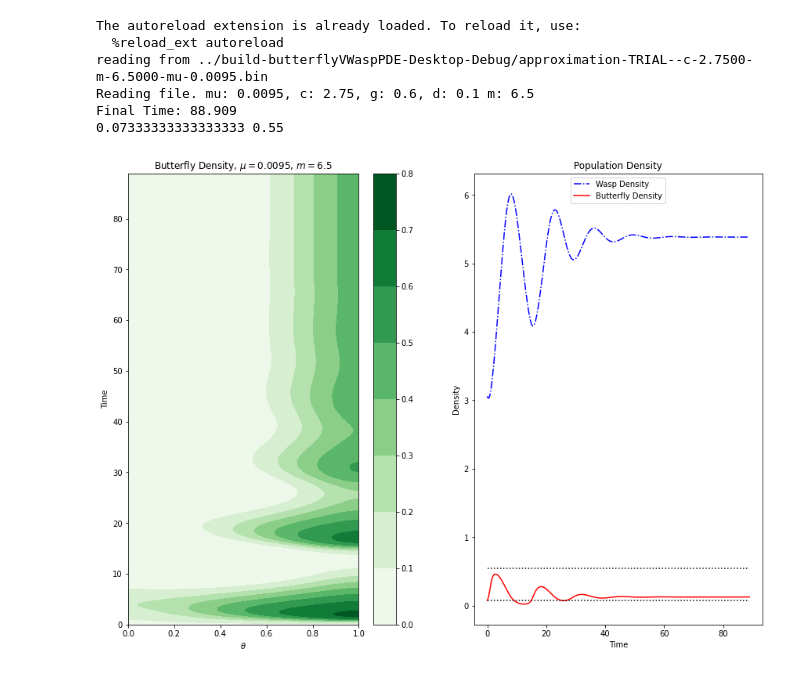
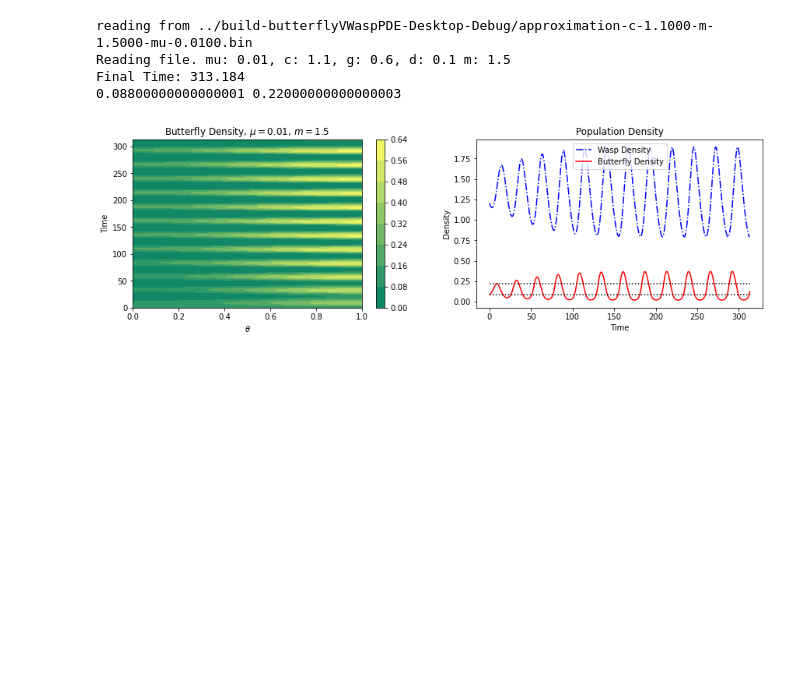
Before and after one commit to KellyBlack/BehaviouralPhenotype, a Jupyter notebook: pde/approx/butterflyVWaspPDE/Plot PDE Approximation.ipynb, the cells around one changed output. Saved outputs shown, nothing was run; the diff lists cells and outputs as text; code cells hidden in the pictures; blank space fills up the shorter version.

Commit message:
Changes to the jupyter notebook that displays the results of the pde approximation.

```diff
--- a/pde/approx/butterflyVWaspPDE/Plot PDE Approximation.ipynb
+++ b/pde/approx/butterflyVWaspPDE/Plot PDE Approximation.ipynb
@@ -155,7 +152,7 @@ for timeIndex in range(0,approx.shape[0],skip):
     time.sleep(0.0)
 # %%
 #%matplotlib inline
-%load_ext autoreload
+%reload_ext autoreload
 %autoreload 0
 
 #[x,timeSteps,approx] = readApprox("../build-butterflyVWaspPDE-Desktop-Debug/approximation.csv")
@@ -176,11 +173,24 @@ filename = '../build-butterflyVWaspPDE-Desktop-Debug/approximation-c-1.1000-m-0.
 filename = '../build-butterflyVWaspPDE-Desktop-Debug/approximation-c-1.1000-m-0.8100-mu-0.0100.bin'
 filename = '../build-butterflyVWaspPDE-Desktop-Debug/approximation-c-1.1000-m-0.9100-mu-0.0100.bin'
 filename = '../build-butterflyVWaspPDE-Desktop-Debug/approximation-c-1.1000-m-1.5000-mu-0.0100.bin'
-#filename = '../build-butterflyVWaspPDE-Desktop-Debug/approximation-c-1.1000-m-9.5000-mu-0.0100.bin'
+filename = '../build-butterflyVWaspPDE-Desktop-Debug/approximation-c-1.1000-m-9.5000-mu-0.0100.bin'
+filename = '../build-butterflyVWaspPDE-Desktop-Debug/approximation-m-12.0000-mu-0.0100.bin'
 
 #filename = '../build-butterflyVWaspPDE-Desktop-Debug/approximation-TRIAL--c-2.7500-m-13.0000-mu-0.0095.bin'
 #filename = '../build-butterflyVWaspPDE-Desktop-Debug/approximation-TRIAL--c-2.7500-m-9.7500-mu-0.0095.bin'
-filename = '../build-butterflyVWaspPDE-Desktop-Debug/approximation-TRIAL--c-2.7500-m-6.5000-mu-0.0095.bin'
+#filename = '../build-butterflyVWaspPDE-Desktop-Debug/approximation-TRIAL--c-2.7500-m-6.5000-mu-0.0095.bin'
+
+filename = '../build-butterflyVWaspPDE-Desktop-Debug/approximation-m-12.0000-mu-0.0100.bin'
+pdfName  = '/tmp/approximation-mu-01-m-12.pdf'
+
+filename = '../build-butterflyVWaspPDE-Desktop-Debug/approximation-c-1.1000-m-0.0100-mu-0.0100.bin'
+pdfName  = '/tmp/approximation-c-11-mu-01-m-01.pdf'
+
+filename = '../build-butterflyVWaspPDE-Desktop-Debug/approximation-c-1.1000-m-0.5100-mu-0.0100.bin'
+pdfName  = '/tmp/approximation-c-11-mu-01-m-51.pdf'
+
+filename = '../build-butterflyVWaspPDE-Desktop-Debug/approximation-c-1.1000-m-1.5000-mu-0.0100.bin'
+pdfName  = '/tmp/approximation-c-11-mu-01-m-150.pdf'
 
 [x,timeSteps,totalPop,approx,wasps,mu,c,g,d,m] = readBinary(filename)
 x = (x+1.0)*0.5
@@ -190,47 +200,46 @@ lowButterfly = d*c/((m+1.0)*(g-d))
 print(lowButterfly,highButterfly)
 
 fig = plt.figure()
-fig.subplots_adjust(bottom=-0.0,top=2.0,right=2) #bottom=-3.0,top=1.0)
+#fig.subplots_adjust(bottom=-0.0,top=2.0,right=2) #bottom=-3.0,top=1.0)
+fig.subplots_adjust(bottom=-0.0,top=0.75,right=2) #bottom=-3.0,top=1.0)
 
 axes = fig.add_subplot(1,2,1)
 
 [XGrid,TGrid] = numpy.meshgrid(x,timeSteps)
-cp = axes.contourf(XGrid,TGrid,approx,cmap='Greens') #gist_yarg Greens BuGn
+cp = axes.contourf(XGrid,TGrid,approx,cmap='summer') #gist_yarg Greens BuGn
 fig.colorbar(cp) # Add a colorbar to a plot
 axes.set_title('Butterfly Density, $\mu=${0}, $m=${1}'.format(mu,m))
 axes.set_xlabel(r'$\theta$')
 axes.set_ylabel('Time')
 
 axes1 = fig.add_subplot(1, 2, 2)
 axes1.plot(timeSteps,wasps,'b-.',label="Wasp Density")
 axes1.plot(timeSteps,totalPop,'r-',label="Butterfly Density")
 axes1.plot(numpy.array([0.0,timeSteps[-1]]),
            numpy.array([lowButterfly,lowButterfly]),'k:')
 axes1.plot(numpy.array([0.0,timeSteps[-1]]),
            numpy.array([highButterfly,highButterfly]),'k:')
 axes1.set_title('Population Density')
 axes1.set_xlabel('Time')
 axes1.set_ylabel('Density')
 axes1.legend(loc="upper center")
 
 #axes2 = fig.add_subplot(2, 2, 3)
 #axes2.plot(totalPop,wasps)
 #axes2.plot(totalPop[0],wasps[0],'rD')
 #axes2.set_title('Butterfly/Wasp Phase Plane')
 #axes2.set_xlabel('Butterfly')
 #axes2.set_ylabel('Wasp')
 
 
-plt.show()
-#fig.savefig("approximation-c-1.1-mu-01-m-150.pdf", bbox_inches='tight')
+#plt.show()
+fig.savefig(pdfName, bbox_inches='tight')
 # %% [output]
-The autoreload extension is already loaded. To reload it, use:
-  %reload_ext autoreload
-reading from ../build-butterflyVWaspPDE-Desktop-Debug/approximation-TRIAL--c-2.7500-m-6.5000-mu-0.0095.bin
-Reading file. mu: 0.0095, c: 2.75, g: 0.6, d: 0.1 m: 6.5
-Final Time: 88.909
-0.07333333333333333 0.55
+reading from ../build-butterflyVWaspPDE-Desktop-Debug/approximation-c-1.1000-m-1.5000-mu-0.0100.bin
+Reading file. mu: 0.01, c: 1.1, g: 0.6, d: 0.1 m: 1.5
+Final Time: 313.184
+0.08800000000000001 0.22000000000000003
-[figure, old version]
+[figure, new version]
 # %%
 approx[2]
 # %%
```
Also changed, not shown: parts of 1 cell of this notebook.
